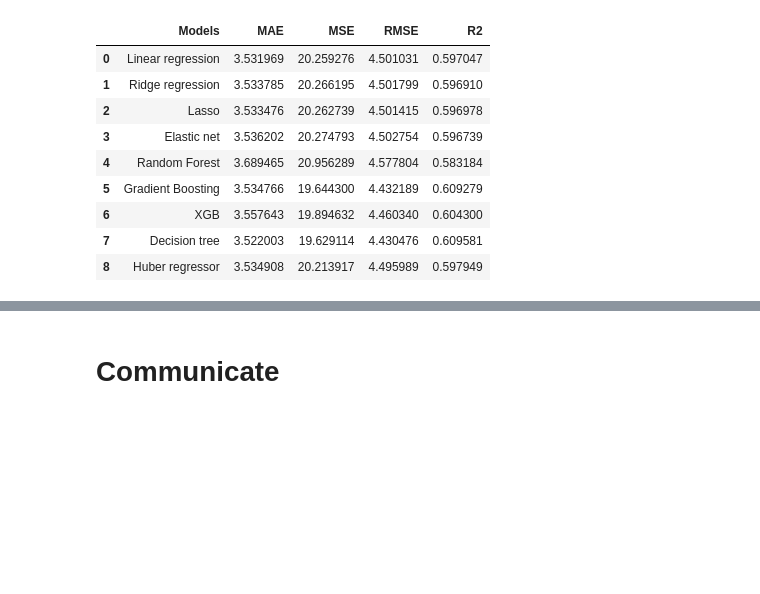
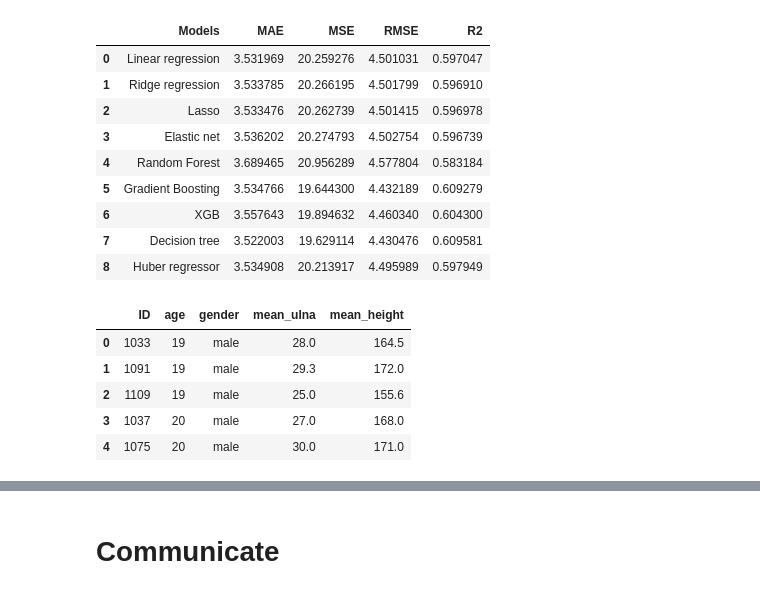
Before and after one commit to KomlaRD/agreement_height_ulna_length_study, a Jupyter notebook: predicting_height.ipynb, the cells around one changed output, grey strips where cells are left out. Drawn from its saved outputs; the diff is of its cells as text; code cells hidden in the pictures; blank space fills up the shorter version.

```diff
--- a/predicting_height.ipynb
+++ b/predicting_height.ipynb
@@ -877,3 +877,14 @@ test_model(models, X_test, y_test)
 | 6 | XGB | 3.557643 | 19.894632 | 4.460340 | 0.604300 |
 | 7 | Decision tree | 3.522003 | 19.629114 | 4.430476 | 0.609581 |
 | 8 | Huber regressor | 3.534908 | 20.213917 | 4.495989 | 0.597949 |
+# %%
+# External data
+df_test = pd.read_csv("data/test_set.csv")
+df_test.head()
+# %% [output]
+|  | ID | age | gender | mean_ulna | mean_height |
+| 0 | 1033 | 19 | male | 28.0 | 164.5 |
+| 1 | 1091 | 19 | male | 29.3 | 172.0 |
+| 2 | 1109 | 19 | male | 25.0 | 155.6 |
+| 3 | 1037 | 20 | male | 27.0 | 168.0 |
+| 4 | 1075 | 20 | male | 30.0 | 171.0 |
```
Also changed, not shown: parts of 2 cells of this notebook.
